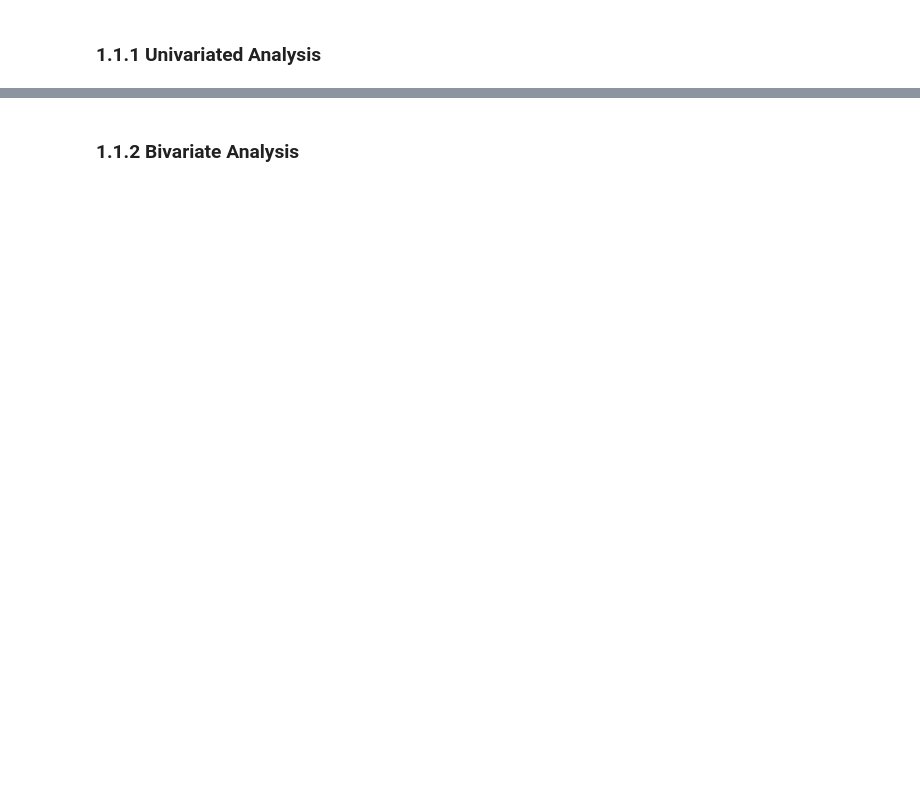
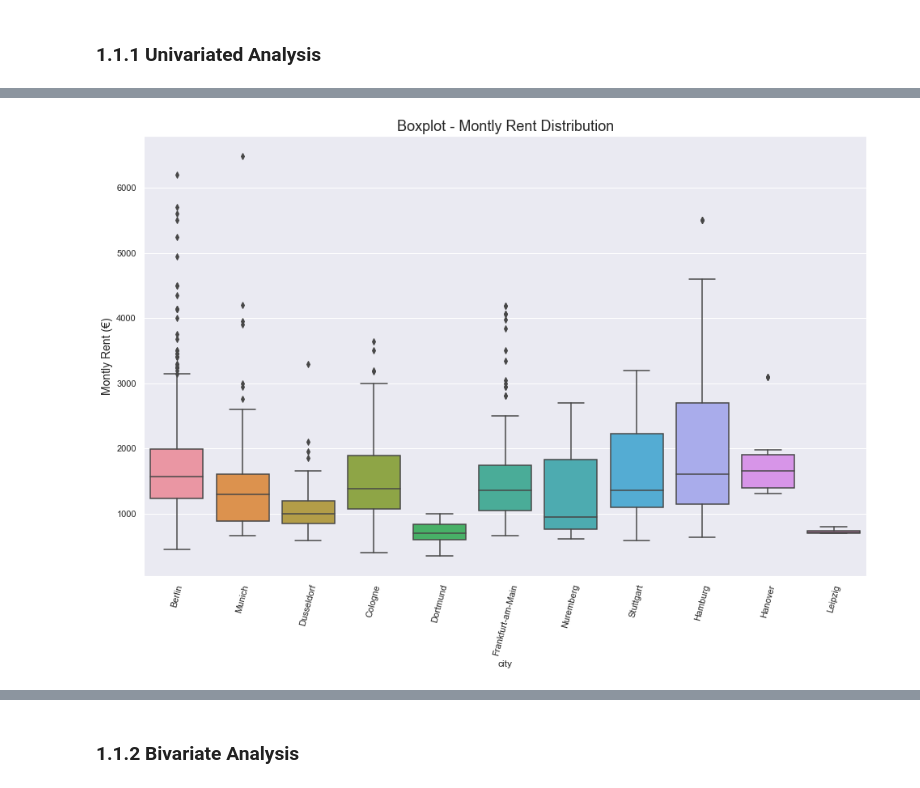
Before and after one commit to felipedmnq/houses-for-rent-Germany, a Jupyter notebook: notebooks/rent_houses_scraping_EDA.ipynb, the cells around one changed output, grey strips where cells are left out. Saved outputs shown, nothing was run; the diff lists cells and outputs as text; code cells hidden in the pictures; blank space fills up the shorter version.

```diff
--- a/notebooks/rent_houses_scraping_EDA.ipynb
+++ b/notebooks/rent_houses_scraping_EDA.ipynb
@@ -112,0 +134,8 @@ annot_plot(ax)
+# %%
+ax = sns.boxplot(x = 'city', y = 'montly_rent', data = df_houses)
+plt.title('Boxplot - Montly Rent Distribution', fontsize = 18)
+plt.ylabel('Montly Rent (€)', fontsize = 14)
+plt.xticks(rotation=75);
+ax.figure.savefig(r'../images/boxplot_rent_distrition_per_city.png')
+# %% [output]
+[figure, added]
```
Also changed, not shown: parts of 18 cells of this notebook, 9 other files.
